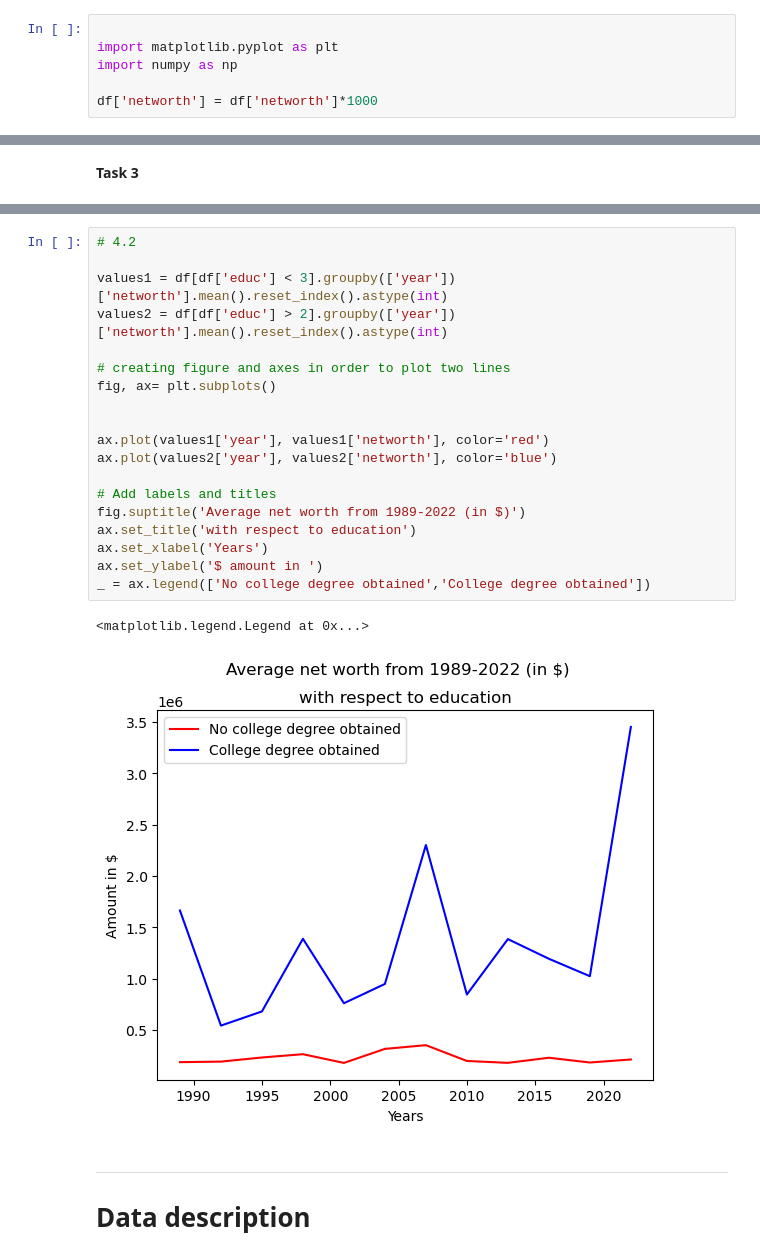
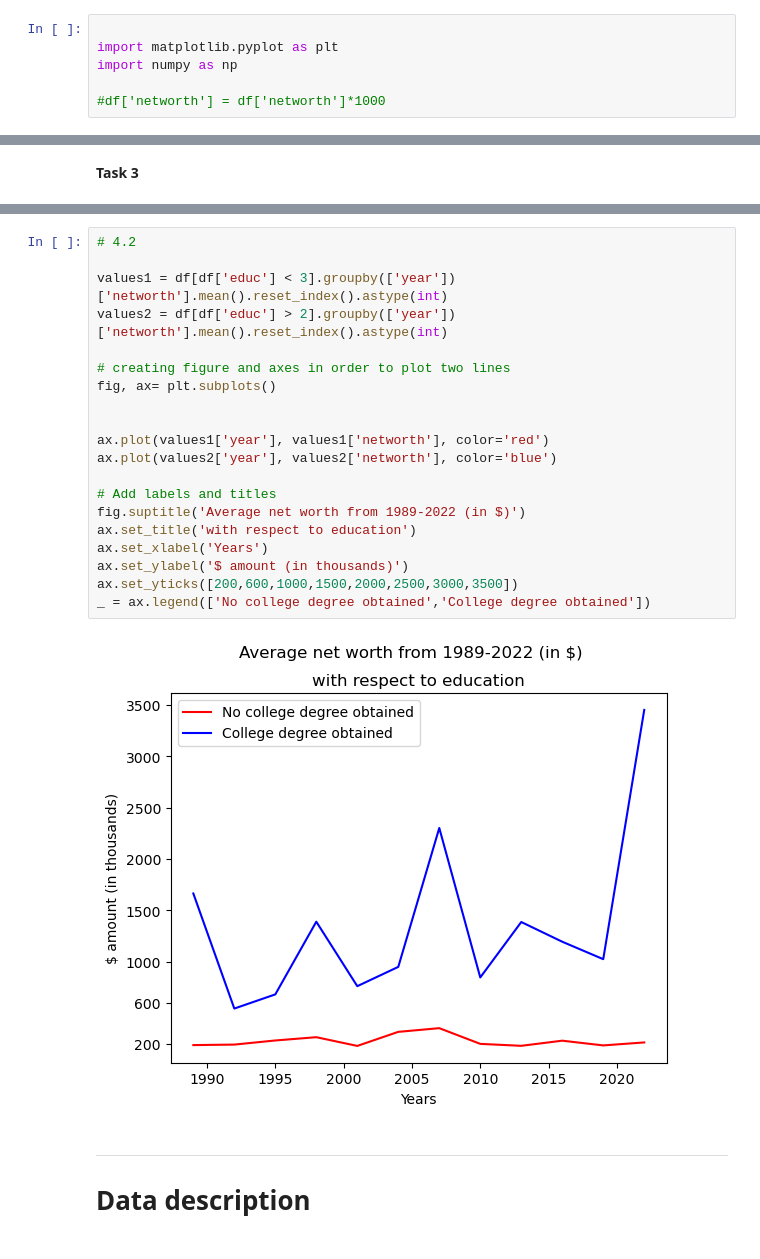
Before and after one commit to kai-thomas15/TECH2-H25-assignment2, a Jupyter notebook: assignment2.ipynb, the cells around one changed output, grey strips where cells are left out. Cells and saved outputs as stored; diff of their text form.

```diff
--- a/assignment2.ipynb
+++ b/assignment2.ipynb
@@ -168,7 +155,7 @@ Could I make education the index? (rows)
 import matplotlib.pyplot as plt
 import numpy as np
 
-df['networth'] = df['networth']*1000
+#df['networth'] = df['networth']*1000
 # %%
 df.networth.mean()
 # %% [output]
@@ -263,25 +254,25 @@ df[df['educ'] < 3].groupby(['year'])['networth'].mean().reset_index().astype(int
 # %%
 # 4.2
 
 values1 = df[df['educ'] < 3].groupby(['year'])['networth'].mean().reset_index().astype(int)
 values2 = df[df['educ'] > 2].groupby(['year'])['networth'].mean().reset_index().astype(int)
 
 # creating figure and axes in order to plot two lines
 fig, ax= plt.subplots()
 
 
 ax.plot(values1['year'], values1['networth'], color='red')
 ax.plot(values2['year'], values2['networth'], color='blue')
 
 # Add labels and titles
 fig.suptitle('Average net worth from 1989-2022 (in $)')
 ax.set_title('with respect to education')
 ax.set_xlabel('Years')
-ax.set_ylabel('$ amount in ')
+ax.set_ylabel('$ amount (in thousands)')
+ax.set_yticks([200,600,1000,1500,2000,2500,3000,3500])
 _ = ax.legend(['No college degree obtained','College degree obtained'])
 # %% [output]
-<matplotlib.legend.Legend at 0x...>
-[figure, old version]
+[figure, new version]
 # %% [markdown]
 ***
 # Data description
```
Also changed, not shown: parts of 9 cells of this notebook.
